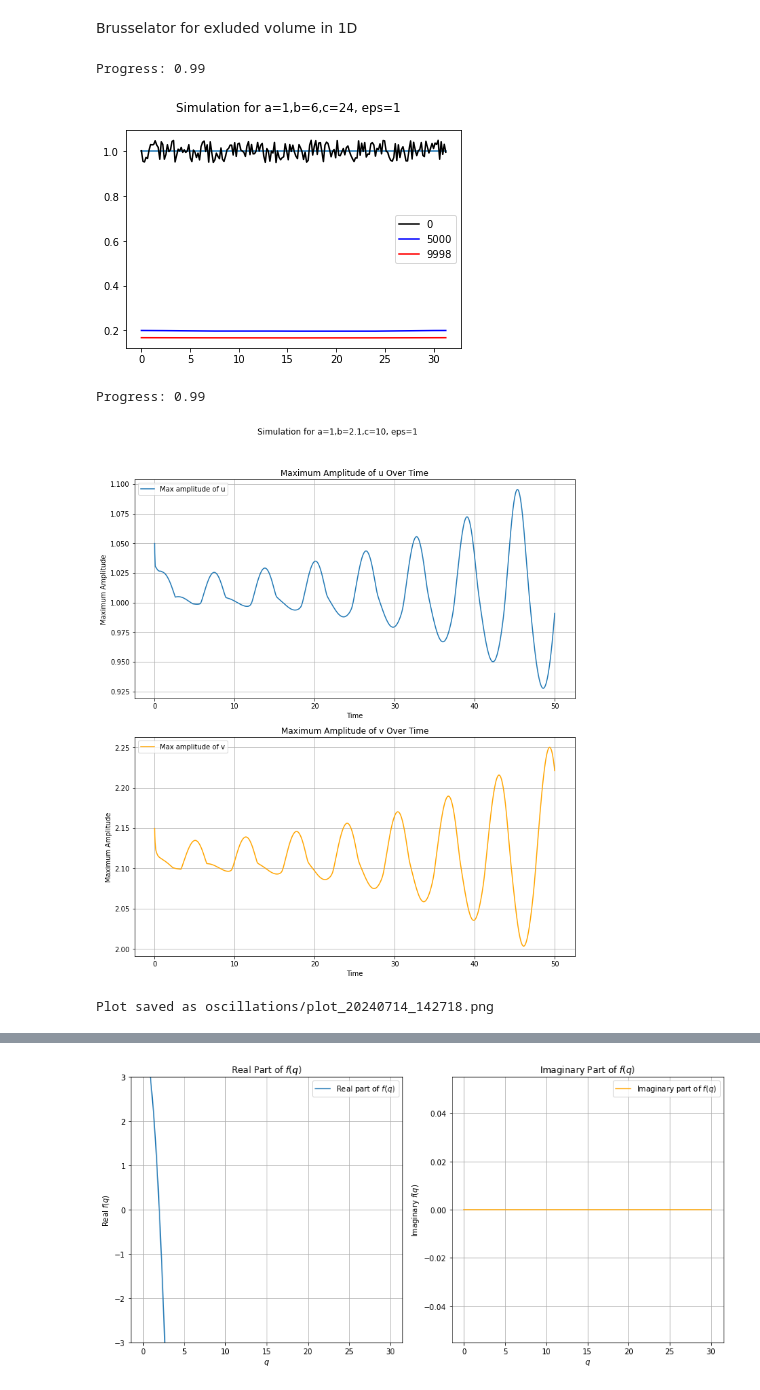
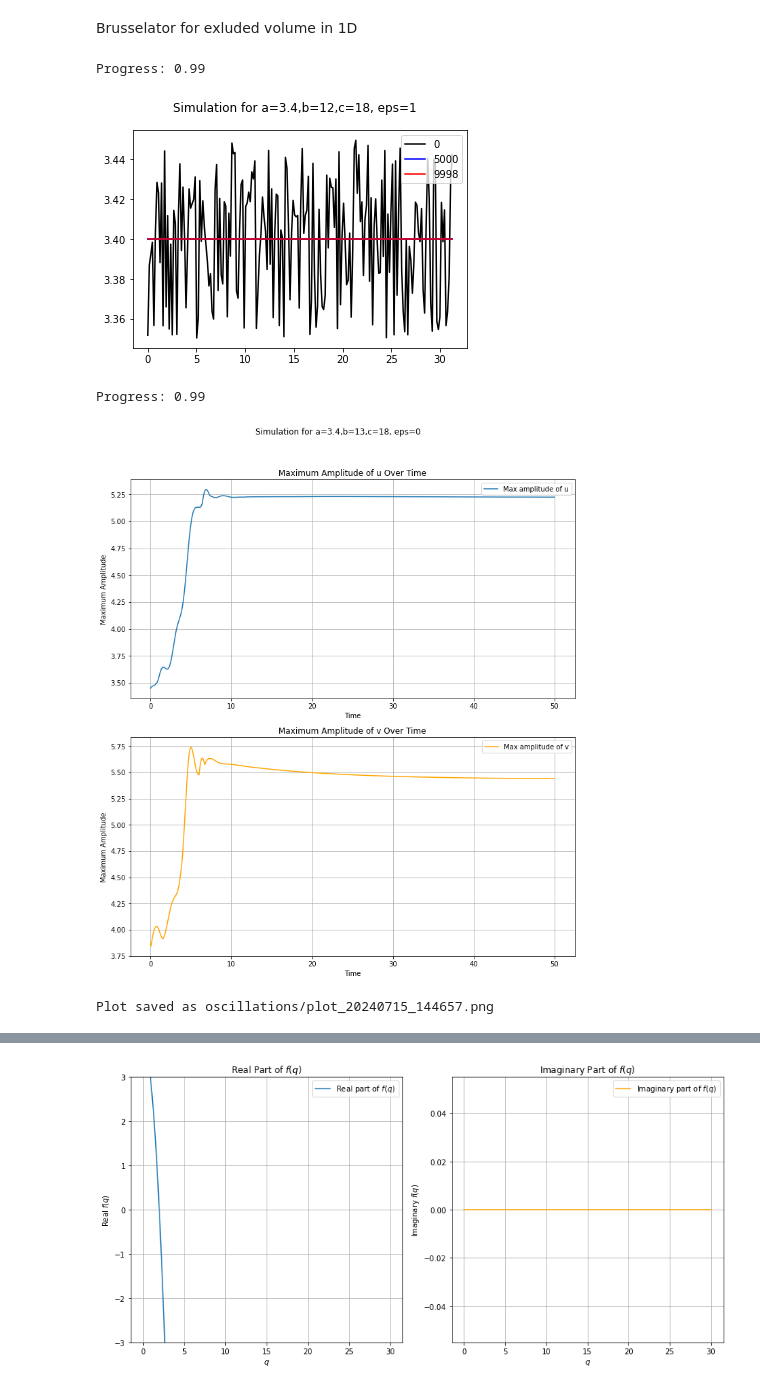
Before and after one commit to l-ada/Turing-models, a Jupyter notebook: brusselator_excluded_volume.ipynb, the cells around one changed output, grey strips where cells are left out. Saved outputs shown, nothing was run; the diff lists cells and outputs as text; code cells hidden in the pictures.

```diff
--- a/brusselator_excluded_volume.ipynb
+++ b/brusselator_excluded_volume.ipynb
@@ -16,7 +16,8 @@ import matplotlib.animation as animation
 def create_initial_array(num_of_nodes, ampl = 0.1):
         return (np.random.rand(num_of_nodes)-0.5) * ampl
     #return initial concentration of substance. Can be random, should be positive
-
+def print_stability_conditions(self):
+     pass
 
 class Brusselator():
     def __init__(self, N = 100, L = 10*np.pi, a=1.5, b=2.34, eps = 1,D0=2.8, D1=22.4, NUM_STEPS=10**4, dt = 0.005, c=10, method = 'pseudo-spectral'):
@@ -42,13 +43,13 @@ class Brusselator():
         # self.initial_data_u = create_initial_array(self.N)+base_state_u
         self.initial_data_u = create_initial_array(self.N)+base_state_u
         self.initial_data_v = create_initial_array(self.N)+base_state_v
-
+        print_stability_conditions(self)
     def print_parameters(self):
         return f"Simulation for a={self.a},b={self.b},c={self.c} \
          ,NUM_STEPS={self.NUM_STEPS},N={self.N}, D0={self.D0}, D1={self.D1}, dt = {self.dt}, L={self.L}"
 
     def print_parameters_short(self):
-        return f"Simulation for a={self.a},b={self.b},c={self.c}, eps={self.eps}"
+        return f"Simulation for a={self.a},b={self.b},c={self.c}, eps={self.eps}, D0={self.D0}, D1={self.D1}"
 # %%
 def create_wavenumber_array(num_modes, L):
     # create array for wavenumbers in scipy format.
@@ -170,7 +171,11 @@ def save_plot(fig, folder="plots"):
     fig.savefig(filename)
     print(f"Plot saved as {filename}")
 # %%
-br = Brusselator(a=1,b= 6, c=24, D0=1, D1=0.001, N=200 ,NUM_STEPS=10**4, dt=0.005)
+D0,D1 = 1, 2
+a=3.4
+c=18
+b=13.1
+br = Brusselator(a=a,b= 12, c=c, D0=D0, D1=D1, N=200 ,NUM_STEPS=10**4, dt=0.005)
 br.eps=1
 # %%
 ### 1D ###
@@ -197,7 +202,7 @@ plt.show()
 # br.print_parameters()
 # %% [output]
 Progress: 0.99
-[figure, old version]
+[figure, new version]
 # %%
 def plot_max_amplitude(t, u_sol, v_sol, brusselator=None, save=False):
     """Plot the maximum amplitude of u and v over time."""
@@ -231,16 +236,19 @@ def plot_max_amplitude(t, u_sol, v_sol, brusselator=None, save=False):
     if save:
         save_plot(fig, folder='oscillations')
 # %%
-a=1
-b=1+a**2 +0.1
-save = False
-br_oscillate = Brusselator(a=a, b =b ,D0=1, D1=1, eps=1)
+
+D0,D1 = 1, 2
+a=3.4
+c=18
+b=13
+# save = True
+br_oscillate = Brusselator(a=a, b =b ,D0=D0, D1=D1, c=c, eps=0, NUM_STEPS=10**4)
 t,u_sol, v_sol = perform_simulation(br_oscillate,save_full=True)
 plot_max_amplitude(t,u_sol,v_sol,br_oscillate, save=save)
 # %% [output]
 Progress: 0.99
-[figure, old version]
+[figure, new version]
-Plot saved as oscillations/plot_20240714_142718.png
+Plot saved as oscillations/plot_20240715_144657.png
 # %%
 ## Plot u(x,y) as animation (2D)
 import datetime
```
Also changed, not shown: parts of 2 cells of this notebook.
